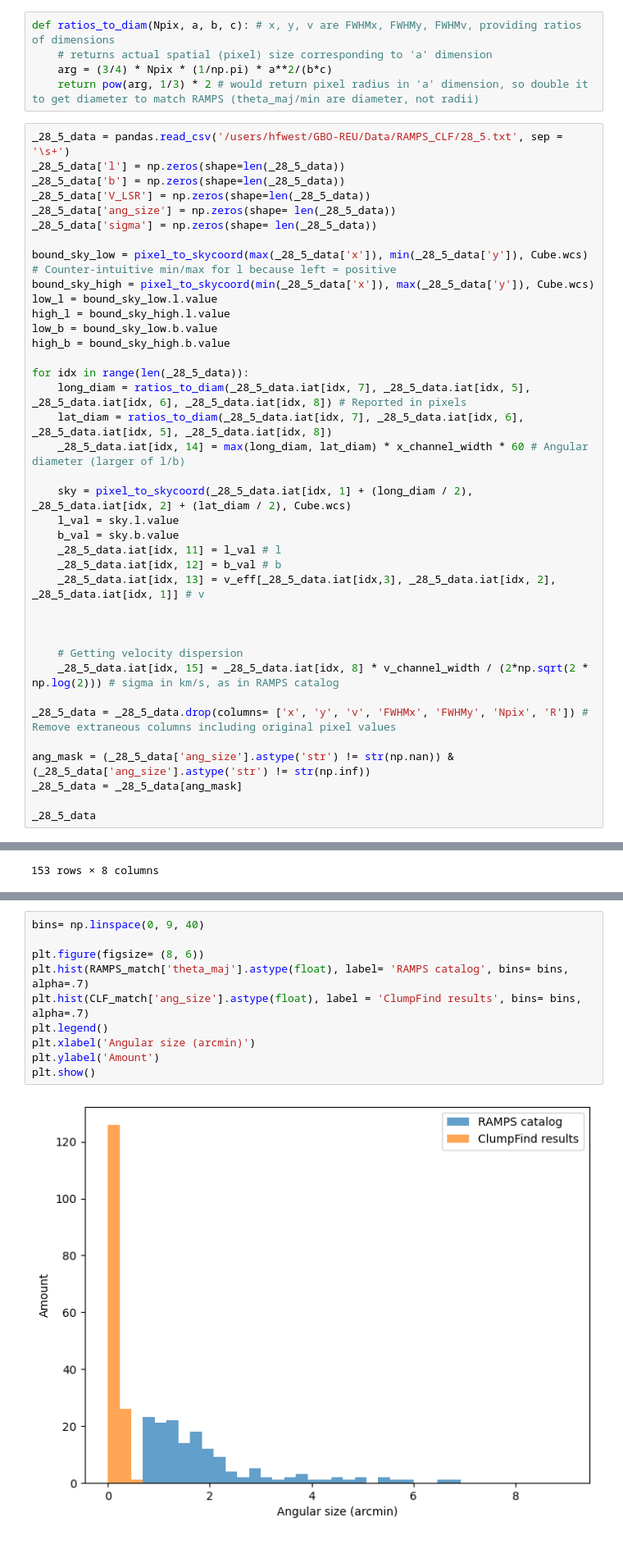
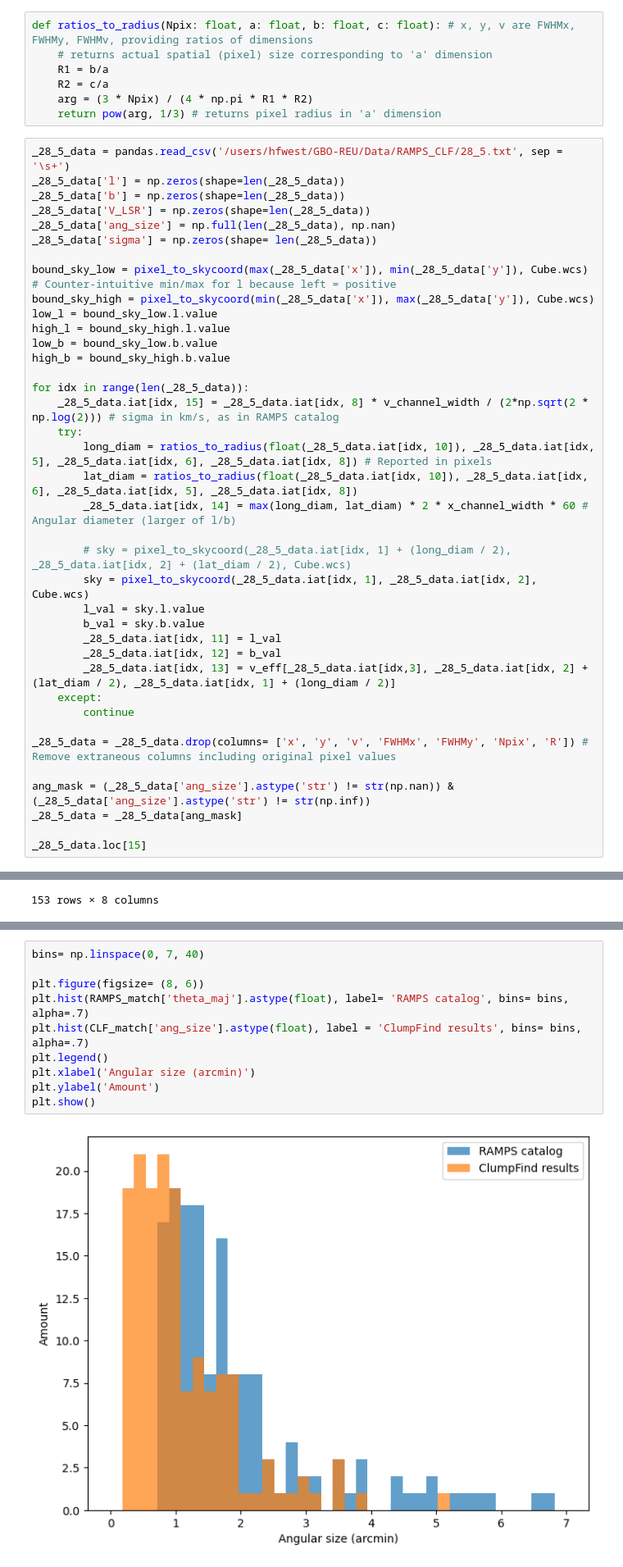
Before and after one commit to harrisonfwest/GBO-REU, a Jupyter notebook: Notebooks/RAMPS_CLF_Crossmatch.ipynb, the cells around one changed output, grey strips where cells are left out. Shown at 82% size. Drawn from its saved outputs; the diff is of its cells as text.

```diff
--- a/Notebooks/RAMPS_CLF_Crossmatch.ipynb
+++ b/Notebooks/RAMPS_CLF_Crossmatch.ipynb
@@ -29,16 +29,18 @@ print(x_channel_width, y_channel_width, v_channel_width)
 # %% [output]
 0.00166666666667 0.00166666666667 0.199182026215
 # %%
-def ratios_to_diam(Npix, a, b, c): # x, y, v are FWHMx, FWHMy, FWHMv, providing ratios of dimensions
+def ratios_to_radius(Npix: float, a: float, b: float, c: float): # x, y, v are FWHMx, FWHMy, FWHMv, providing ratios of dimensions
     # returns actual spatial (pixel) size corresponding to 'a' dimension
-    arg = (3/4) * Npix * (1/np.pi) * a**2/(b*c)
-    return pow(arg, 1/3) * 2 # would return pixel radius in 'a' dimension, so double it to get diameter to match RAMPS (theta_maj/min are diameter, not radii)
+    R1 = b/a
+    R2 = c/a
+    arg = (3 * Npix) / (4 * np.pi * R1 * R2)
+    return pow(arg, 1/3) # returns pixel radius in 'a' dimension
 # %%
 _28_5_data = pandas.read_csv('/users/hfwest/GBO-REU/Data/RAMPS_CLF/28_5.txt', sep = '\s+')
 _28_5_data['l'] = np.zeros(shape=len(_28_5_data))
 _28_5_data['b'] = np.zeros(shape=len(_28_5_data))
 _28_5_data['V_LSR'] = np.zeros(shape=len(_28_5_data))
-_28_5_data['ang_size'] = np.zeros(shape= len(_28_5_data))
+_28_5_data['ang_size'] = np.full(len(_28_5_data), np.nan)
 _28_5_data['sigma'] = np.zeros(shape= len(_28_5_data))
 
 bound_sky_low = pixel_to_skycoord(max(_28_5_data['x']), min(_28_5_data['y']), Cube.wcs) # Counter-intuitive min/max for l because left = positive
@@ -49,26 +51,26 @@ low_b = bound_sky_low.b.value
 high_b = bound_sky_high.b.value
 
 for idx in range(len(_28_5_data)):
-    long_diam = ratios_to_diam(_28_5_data.iat[idx, 7], _28_5_data.iat[idx, 5], _28_5_data.iat[idx, 6], _28_5_data.iat[idx, 8]) # Reported in pixels
-    lat_diam = ratios_to_diam(_28_5_data.iat[idx, 7], _28_5_data.iat[idx, 6], _28_5_data.iat[idx, 5], _28_5_data.iat[idx, 8])
-    _28_5_data.iat[idx, 14] = max(long_diam, lat_diam) * x_channel_width * 60 # Angular diameter (larger of l/b)
+    _28_5_data.iat[idx, 15] = _28_5_data.iat[idx, 8] * v_channel_width / (2*np.sqrt(2 * np.log(2))) # sigma in km/s, as in RAMPS catalog
+    try:
+        long_diam = ratios_to_radius(float(_28_5_data.iat[idx, 10]), _28_5_data.iat[idx, 5], _28_5_data.iat[idx, 6], _28_5_data.iat[idx, 8]) # Reported in pixels
+        lat_diam = ratios_to_radius(float(_28_5_data.iat[idx, 10]), _28_5_data.iat[idx, 6], _28_5_data.iat[idx, 5], _28_5_data.iat[idx, 8])
+        _28_5_data.iat[idx, 14] = max(long_diam, lat_diam) * 2 * x_channel_width * 60 # Angular diameter (larger of l/b)
 
-    sky = pixel_to_skycoord(_28_5_data.iat[idx, 1] + (long_diam / 2), _28_5_data.iat[idx, 2] + (lat_diam / 2), Cube.wcs)
-    l_val = sky.l.value
-    b_val = sky.b.value
-    _28_5_data.iat[idx, 11] = l_val # l
-    _28_5_data.iat[idx, 12] = b_val # b
-    _28_5_data.iat[idx, 13] = v_eff[_28_5_data.iat[idx,3], _28_5_data.iat[idx, 2], _28_5_data.iat[idx, 1]] # v
-
-
-
-    # Getting velocity dispersion
-    _28_5_data.iat[idx, 15] = _28_5_data.iat[idx, 8] * v_channel_width / (2*np.sqrt(2 * np.log(2))) # sigma in km/s, as in RAMPS catalog
+        # sky = pixel_to_skycoord(_28_5_data.iat[idx, 1] + (long_diam / 2), _28_5_data.iat[idx, 2] + (lat_diam / 2), Cube.wcs)
+        sky = pixel_to_skycoord(_28_5_data.iat[idx, 1], _28_5_data.iat[idx, 2], Cube.wcs)
+        l_val = sky.l.value
+        b_val = sky.b.value
+        _28_5_data.iat[idx, 11] = l_val
+        _28_5_data.iat[idx, 12] = b_val
+        _28_5_data.iat[idx, 13] = v_eff[_28_5_data.iat[idx,3], _28_5_data.iat[idx, 2] + (lat_diam / 2), _28_5_data.iat[idx, 1] + (long_diam / 2)]
+    except:
+        continue
 
 _28_5_data = _28_5_data.drop(columns= ['x', 'y', 'v', 'FWHMx', 'FWHMy', 'Npix', 'R']) # Remove extraneous columns including original pixel values
 
 ang_mask = (_28_5_data['ang_size'].astype('str') != str(np.nan)) & (_28_5_data['ang_size'].astype('str') != str(np.inf))
 _28_5_data = _28_5_data[ang_mask]
 
-_28_5_data
+_28_5_data.loc[15]
 # %% [output]
@@ -268,15 +260,15 @@ plt.show()
 # %%
-bins= np.linspace(0, 9, 40)
+bins= np.linspace(0, 7, 40)
 
 plt.figure(figsize= (8, 6))
 plt.hist(RAMPS_match['theta_maj'].astype(float), label= 'RAMPS catalog', bins= bins, alpha=.7)
 plt.hist(CLF_match['ang_size'].astype(float), label = 'ClumpFind results', bins= bins, alpha=.7)
 plt.legend()
 plt.xlabel('Angular size (arcmin)')
 plt.ylabel('Amount')
 plt.show()
 # %% [output]
-[figure, old version]
+[figure, new version]
 # %%
 mybins = np.linspace(0, 1.5, 20)
 
```
Also changed, not shown: parts of 8 cells of this notebook, 1 other file.
